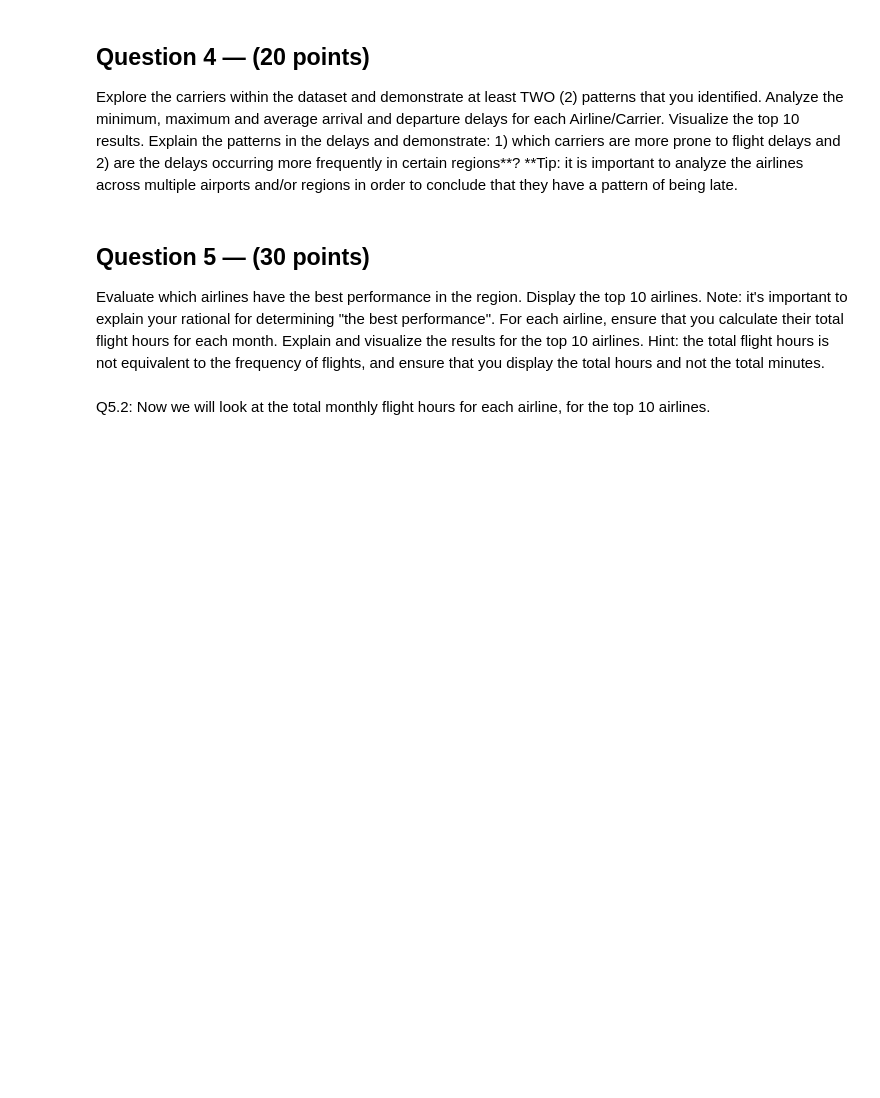
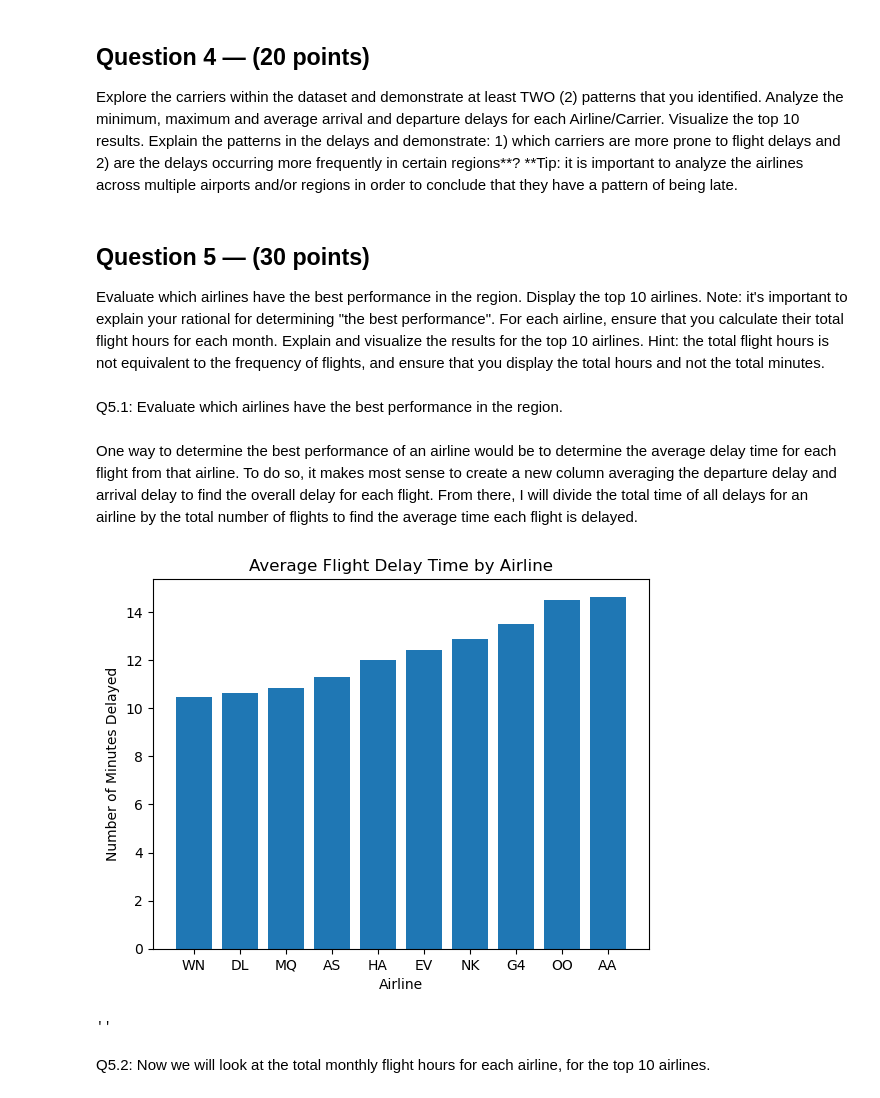
Before and after one commit to inacarr/ds3000group34, a Jupyter notebook: DS3000.Practicum34.ipynb, the cells around one changed output. Cells and saved outputs as stored; diff of their text form; code cells hidden in the pictures; blank space fills up the shorter version.

```diff
--- a/DS3000.Practicum34.ipynb
+++ b/DS3000.Practicum34.ipynb
@@ -430,6 +430,28 @@ Evaluate which airlines have the best performance in the region. Display the top
 Note: it's important to explain your rational for determining "the best performance".
 For each airline, ensure that you calculate their total flight hours for each month. Explain and visualize the results for the top 10 airlines.
 Hint: the total flight hours is not equivalent to the frequency of flights, and ensure that you display the total hours and not the total minutes.
+# %% [markdown]
+Q5.1: Evaluate which airlines have the best performance in the region.
+# %% [markdown]
+One way to determine the best performance of an airline would be to determine the average delay time for each flight from that airline. To do so, it makes most sense to create a new column averaging the departure delay and arrival delay to find the overall delay for each flight. From there, I will divide the total time of all delays for an airline by the total number of flights to find the average time each flight is delayed.
+# %%
+# creating new column for overall delay
+df['OVERALL_DELAY']=(df['ARR_DELAY']+df['DEP_DELAY'])/2
+
+# grouping df and finding avg overall delay
+avg_delay_time = pd.DataFrame(df.groupby('CARRIER_CODE', observed=False)['OVERALL_DELAY'].apply(lambda x: x.sum()/x.count())).sort_values(by='OVERALL_DELAY').head(10).reset_index()
+avg_delay_time['AVG_DELAY'] = avg_delay_time['OVERALL_DELAY'] / np.timedelta64(1, 'm')
+
+# display the top ten airlines with the shortest average number of flights
+plt.bar(avg_delay_time['CARRIER_CODE'], avg_delay_time['AVG_DELAY'])
+plt.ylabel('Number of Minutes Delayed')
+plt.xlabel('Airline')
+plt.title('Average Flight Delay Time by Airline')
+plt.show()
+;
+# %% [output]
+[figure, added]
+''
 # %% [markdown]
 Q5.2: Now we will look at the total monthly flight hours for each airline, for the top 10 airlines.
 # %%
```
Also changed, not shown: parts of 1 cell of this notebook.
